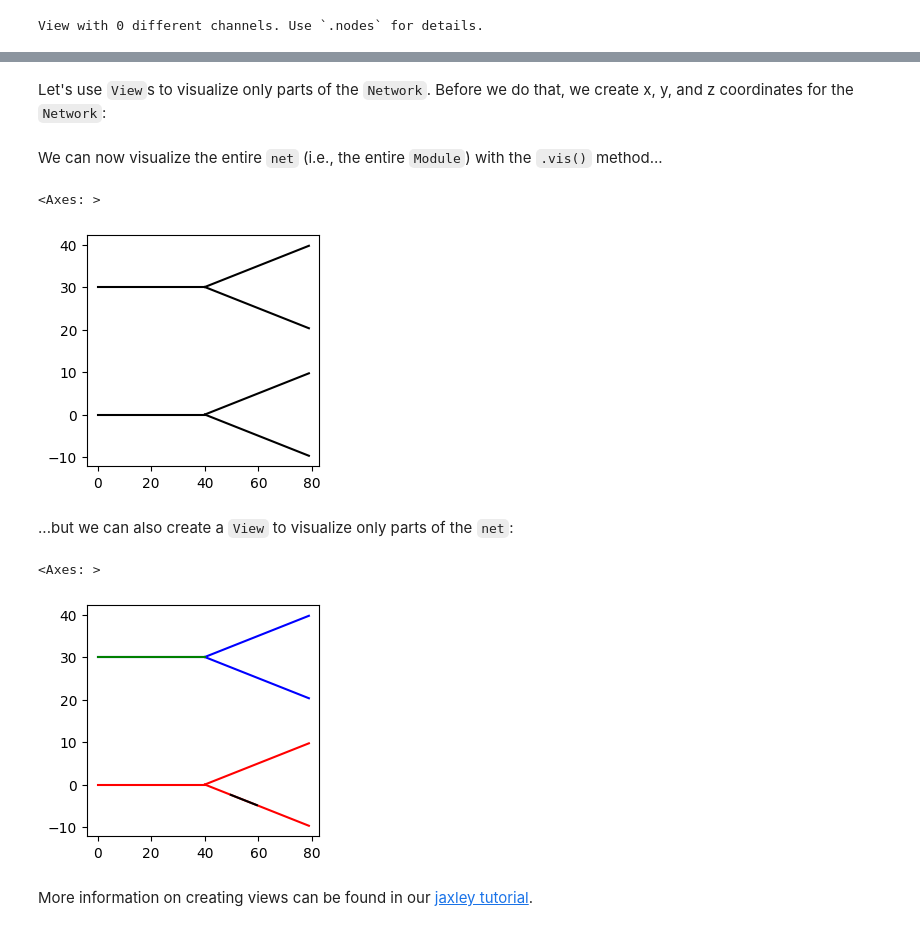
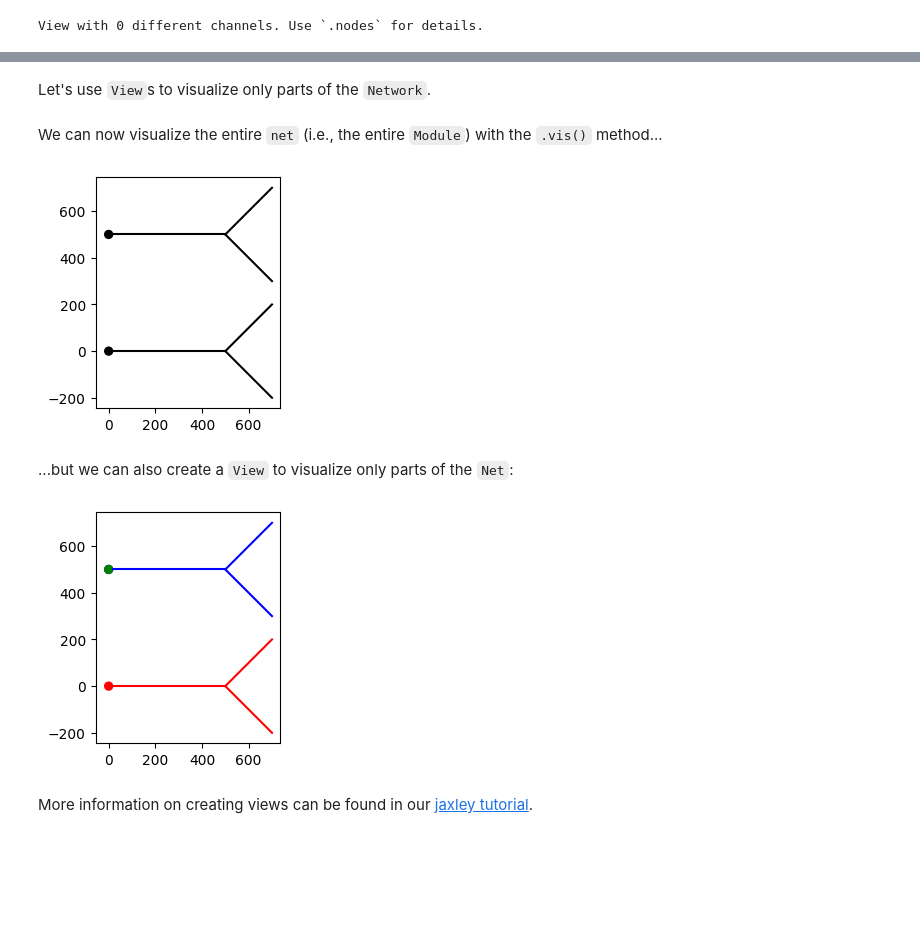
Before and after one commit to r-makarov/cns2025tutorial, a Jupyter notebook: jaxley_tutorial.ipynb, the cells around one changed output, grey strips where cells are left out. Saved outputs shown, nothing was run; the diff lists cells and outputs as text; code cells hidden in the pictures; blank space fills up the shorter version.

```diff
--- a/jaxley_tutorial.ipynb
+++ b/jaxley_tutorial.ipynb
@@ -52,0 +30,2 @@ cell = jx.Cell([branch] * len(parents), parents)
+# %%
+cell = jx.read_swc("mini_cell.swc", ncomp=1)
@@ -119,3 +88,3 @@ net.cell(0).nodes
 # %% [markdown]
-Let's use `View`s to visualize only parts of the `Network`. Before we do that, we create x, y, and z coordinates for the `Network`:
+Let's use `View`s to visualize only parts of the `Network`.
 # %%
@@ -128,24 +94,23 @@ net.cell(0).move_to(y=30)
 We can now visualize the entire `net` (i.e., the entire `Module`) with the `.vis()` method...
 # %%
 # We can use the vis function to visualize Modules.
-fig, ax = plt.subplots(1, 1, figsize=(3,3))
+fig, ax = plt.subplots(1, 1, figsize=(3, 3))
 net.vis(ax=ax)
+ax.set_aspect("equal")
 # %% [output]
-<Axes: >
-[figure, old version]
+[figure, new version]
 # %% [markdown]
-...but we can also create a `View` to visualize only parts of the `net`:
+...but we can also create a `View` to visualize only parts of the `Net`:
 # %%
 # ... and Views
 fig, ax = plt.subplots(1,1, figsize=(3,3))
-net.cell(0).vis(ax=ax, color="blue") # View of the 0th cell of the network
-net.cell(1).vis(ax=ax, color="red") # View of the 1st cell of the network
+net.cell(0).vis(ax=ax, color="blue")  # View of the 0th cell of the network
+net.cell(1).vis(ax=ax, color="red")  # View of the 1st cell of the network
 
-net.cell(0).branch(0).vis(ax=ax, color="green") # View of the 1st branch of the 0th cell of the network
-net.cell(1).branch(1).comp(1).vis(ax=ax, color="black", type="line") # View of the 0th comp of the 1st branch of the 0th cell of the network
+net.cell(0).branch(0).vis(ax=ax, color="green")  # View of the 1st branch of the 0th cell of the network
+ax.set_aspect("equal")
 # %% [output]
-<Axes: >
-[figure, old version]
+[figure, new version]
 # %% [markdown]
 More information on creating views can be found in our [jaxley tutorial](https://github.com/jaxleyverse/jaxley/blob/main/docs/tutorials/00_jaxley_api.ipynb).
 # %% [markdown]
```
Also changed, not shown: parts of 55 cells of this notebook, 1 other file.
